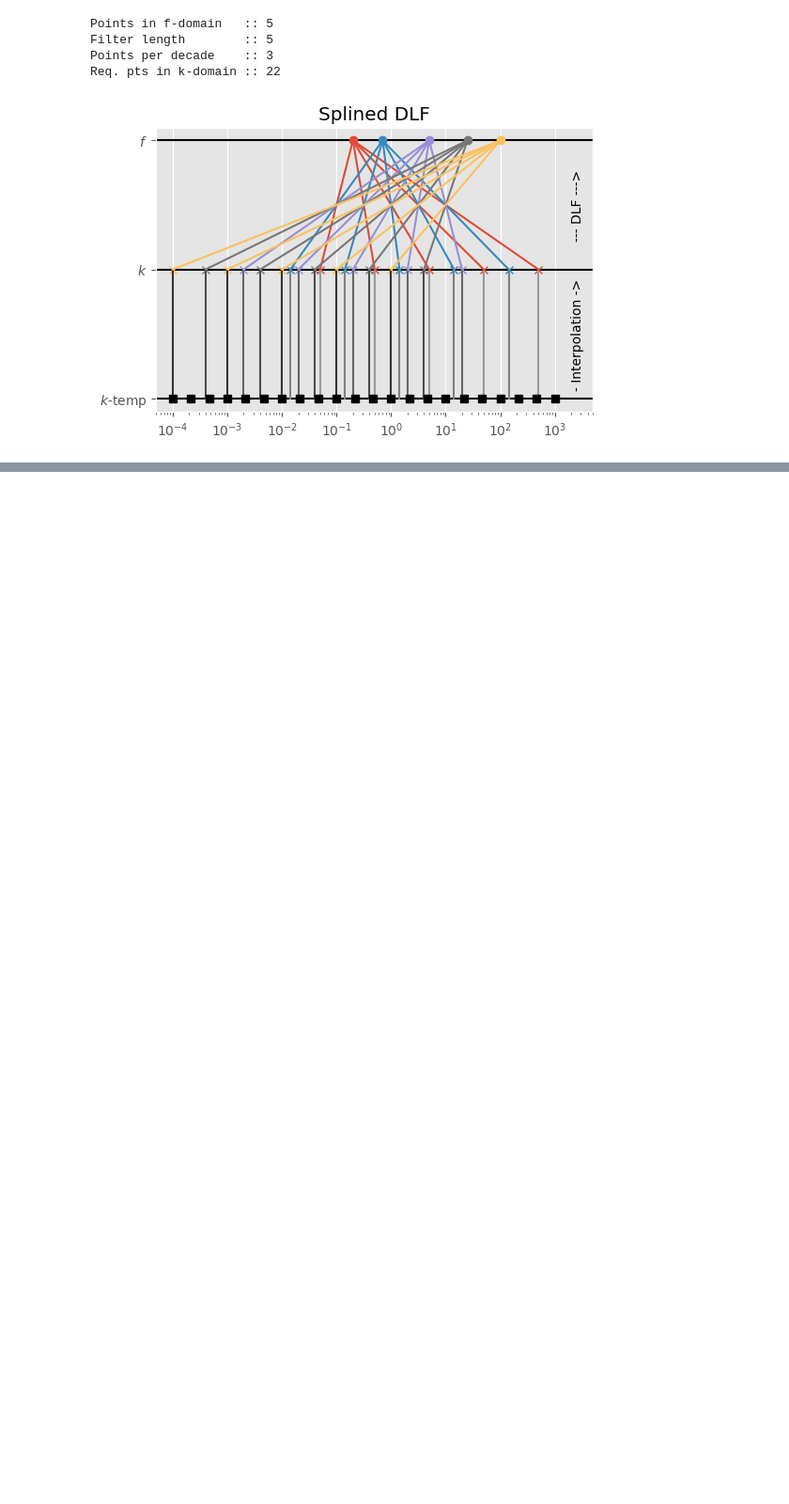
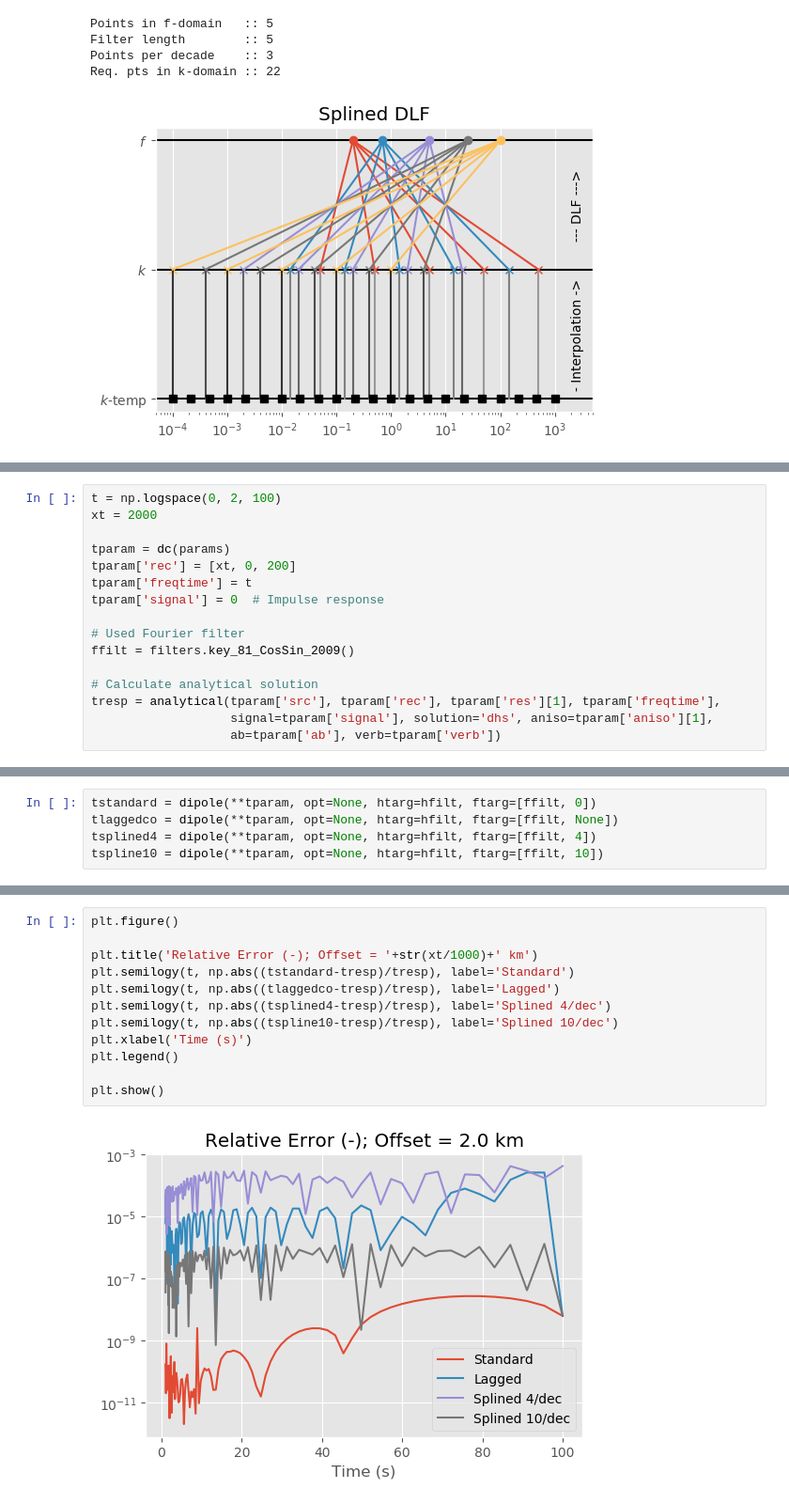
Before and after one commit to emsig/empymod-examples, a Jupyter notebook: 7a_DLF-Standard-Lagged-Splined.ipynb, the cells around one changed output, grey strips where cells are left out. Shown at 94% size. Cells and saved outputs as stored; diff of their text form; blank space fills up the shorter version.

```diff
--- a/7a_DLF-Standard-Lagged-Splined.ipynb
+++ b/7a_DLF-Standard-Lagged-Splined.ipynb
@@ -193,0 +292,16 @@ Req. pts in k-domain :: 22
+# %%
+t = np.logspace(0, 2, 100)
+xt = 2000
+
+tparam = dc(params)
+tparam['rec'] = [xt, 0, 200]
+tparam['freqtime'] = t
+tparam['signal'] = 0  # Impulse response
+
+# Used Fourier filter
+ffilt = filters.key_81_CosSin_2009()
+
+# Calculate analytical solution
+tresp = analytical(tparam['src'], tparam['rec'], tparam['res'][1], tparam['freqtime'],
+                   signal=tparam['signal'], solution='dhs', aniso=tparam['aniso'][1],
+                   ab=tparam['ab'], verb=tparam['verb'])
@@ -193,0 +310,5 @@ Req. pts in k-domain :: 22
+# %%
+tstandard = dipole(**tparam, opt=None, htarg=hfilt, ftarg=[ffilt, 0])
+tlaggedco = dipole(**tparam, opt=None, htarg=hfilt, ftarg=[ffilt, None])
+tsplined4 = dipole(**tparam, opt=None, htarg=hfilt, ftarg=[ffilt, 4])
+tspline10 = dipole(**tparam, opt=None, htarg=hfilt, ftarg=[ffilt, 10])
@@ -193,0 +319,14 @@ Req. pts in k-domain :: 22
+# %%
+plt.figure()
+
+plt.title('Relative Error (-); Offset = '+str(xt/1000)+' km')
+plt.semilogy(t, np.abs((tstandard-tresp)/tresp), label='Standard')
+plt.semilogy(t, np.abs((tlaggedco-tresp)/tresp), label='Lagged')
+plt.semilogy(t, np.abs((tsplined4-tresp)/tresp), label='Splined 4/dec')
+plt.semilogy(t, np.abs((tspline10-tresp)/tresp), label='Splined 10/dec')
+plt.xlabel('Time (s)')
+plt.legend()
+
+plt.show()
+# %% [output]
+[figure, added]
```
Also changed, not shown: parts of 15 cells of this notebook, 1 other file.
